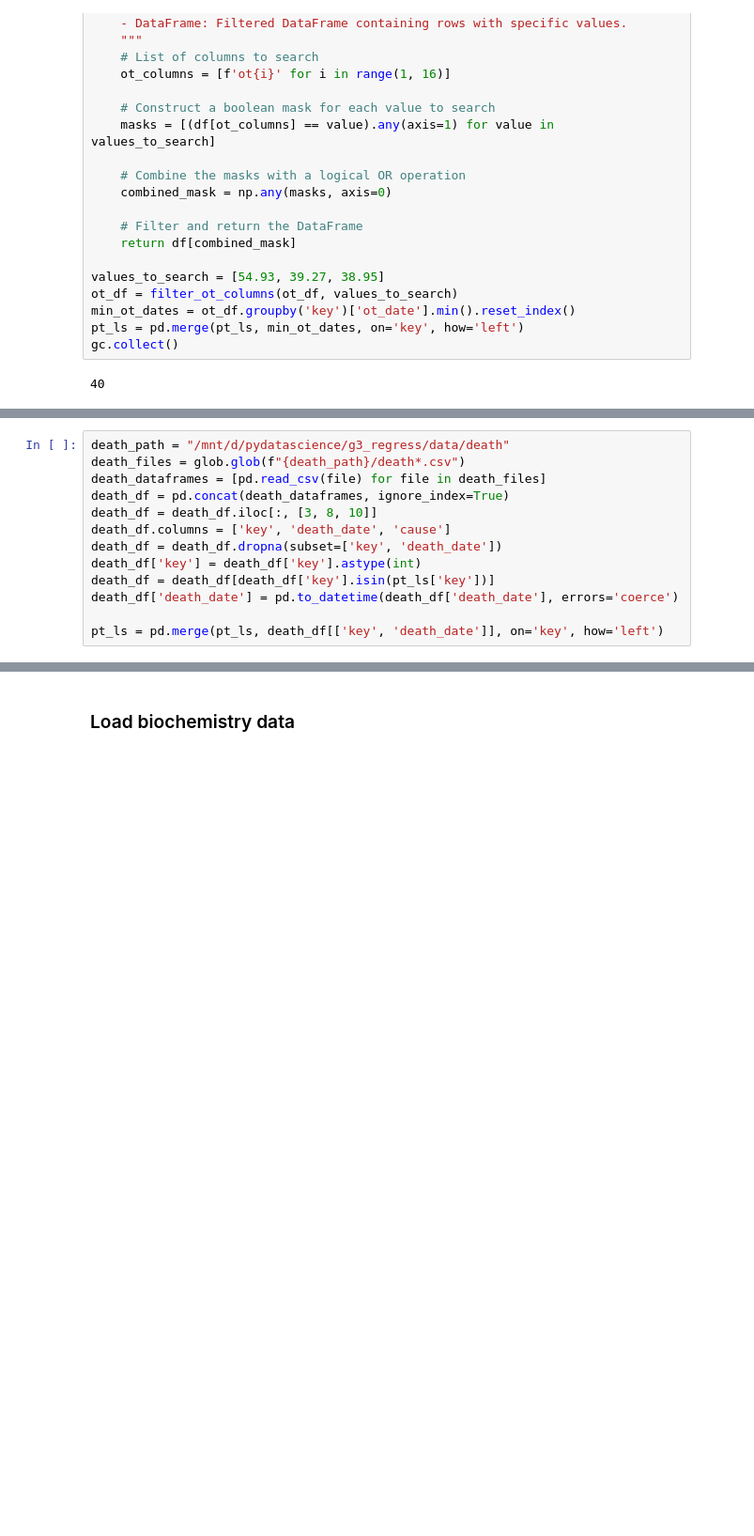
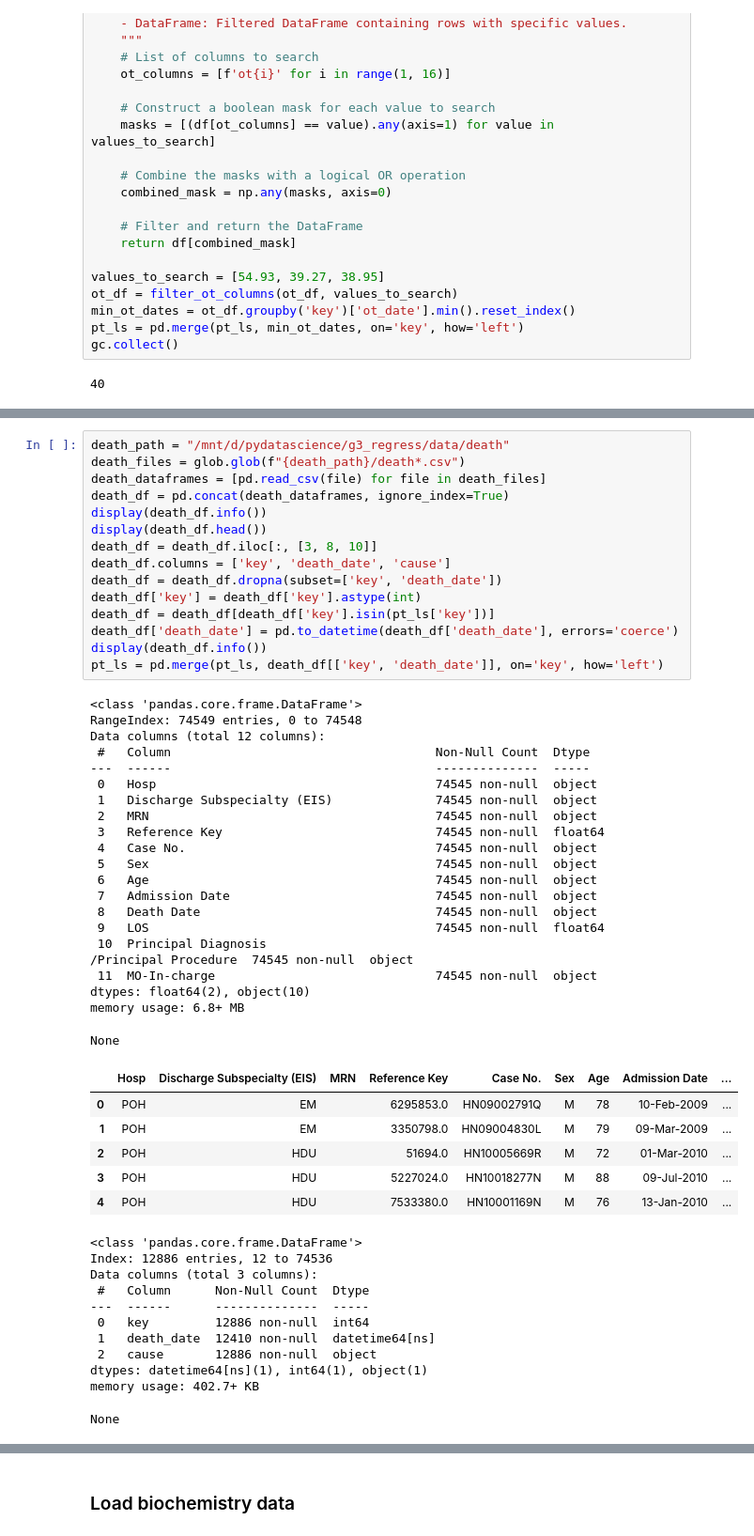
Before and after one commit to leungkcofficial/tarot, a Jupyter notebook: code/data_retriever.ipynb, the cells around one changed output, grey strips where cells are left out. Shown at 94% size. Saved outputs shown, nothing was run; the diff lists cells and outputs as text; blank space fills up the shorter version.

```diff
--- a/code/data_retriever.ipynb
+++ b/code/data_retriever.ipynb
@@ -148,16 +160,57 @@ gc.collect()
 # %%
 death_path = "/mnt/d/pydatascience/g3_regress/data/death"
 death_files = glob.glob(f"{death_path}/death*.csv")
 death_dataframes = [pd.read_csv(file) for file in death_files]
 death_df = pd.concat(death_dataframes, ignore_index=True)
+display(death_df.info())
+display(death_df.head())
 death_df = death_df.iloc[:, [3, 8, 10]]
 death_df.columns = ['key', 'death_date', 'cause']
 death_df = death_df.dropna(subset=['key', 'death_date'])
 death_df['key'] = death_df['key'].astype(int)
 death_df = death_df[death_df['key'].isin(pt_ls['key'])]
 death_df['death_date'] = pd.to_datetime(death_df['death_date'], errors='coerce')
-
+display(death_df.info())
 pt_ls = pd.merge(pt_ls, death_df[['key', 'death_date']], on='key', how='left')
+# %% [output]
+<class 'pandas.core.frame.DataFrame'>
+RangeIndex: 74549 entries, 0 to 74548
+Data columns (total 12 columns):
+ #   Column                                    Non-Null Count  Dtype
+---  ------                                    --------------  -----
+ 0   Hosp                                      74545 non-null  object
+ 1   Discharge Subspecialty (EIS)              74545 non-null  object
+ 2   MRN                                       74545 non-null  object
+ 3   Reference Key                             74545 non-null  float64
+ 4   Case No.                                  74545 non-null  object
+ 5   Sex                                       74545 non-null  object
+ 6   Age                                       74545 non-null  object
+ 7   Admission Date                            74545 non-null  object
+ 8   Death Date                                74545 non-null  object
+ 9   LOS                                       74545 non-null  float64
+ 10  Principal Diagnosis
+/Principal Procedure  74545 non-null  object
+ 11  MO-In-charge                              74545 non-null  object
+dtypes: float64(2), object(10)
+memory usage: 6.8+ MB
+None
+|  | Hosp | Discharge Subspecialty (EIS) | MRN | Reference Key | Case No. | Sex | Age | Admission Date | ... |
+| 0 | POH | EM |  | 6295853.0 | HN09002791Q | M | 78 | 10-Feb-2009 | ... |
+| 1 | POH | EM |  | 3350798.0 | HN09004830L | M | 79 | 09-Mar-2009 | ... |
+| 2 | POH | HDU |  | 51694.0 | HN10005669R | M | 72 | 01-Mar-2010 | ... |
+| 3 | POH | HDU |  | 5227024.0 | HN10018277N | M | 88 | 09-Jul-2010 | ... |
+| 4 | POH | HDU |  | 7533380.0 | HN10001169N | M | 76 | 13-Jan-2010 | ... |
+<class 'pandas.core.frame.DataFrame'>
+Index: 12886 entries, 12 to 74536
+Data columns (total 3 columns):
+ #   Column      Non-Null Count  Dtype
+---  ------      --------------  -----
+ 0   key         12886 non-null  int64
+ 1   death_date  12410 non-null  datetime64[ns]
+ 2   cause       12886 non-null  object
+dtypes: datetime64[ns](1), int64(1), object(1)
+memory usage: 402.7+ KB
+None
 # %%
 def add_endpoint_info(df):
     """
```
Also changed, not shown: parts of 19 cells of this notebook, 34 other files.
